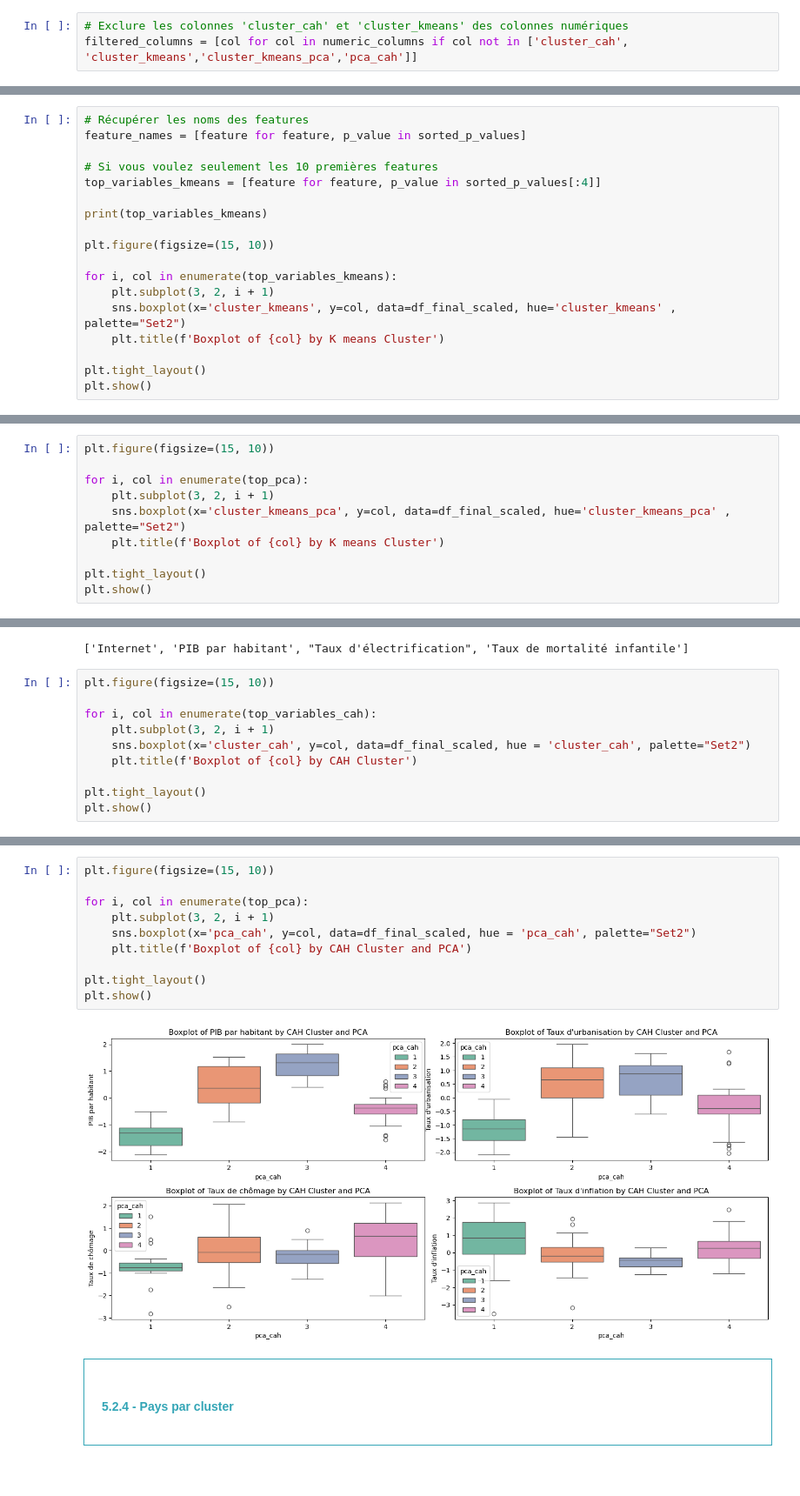
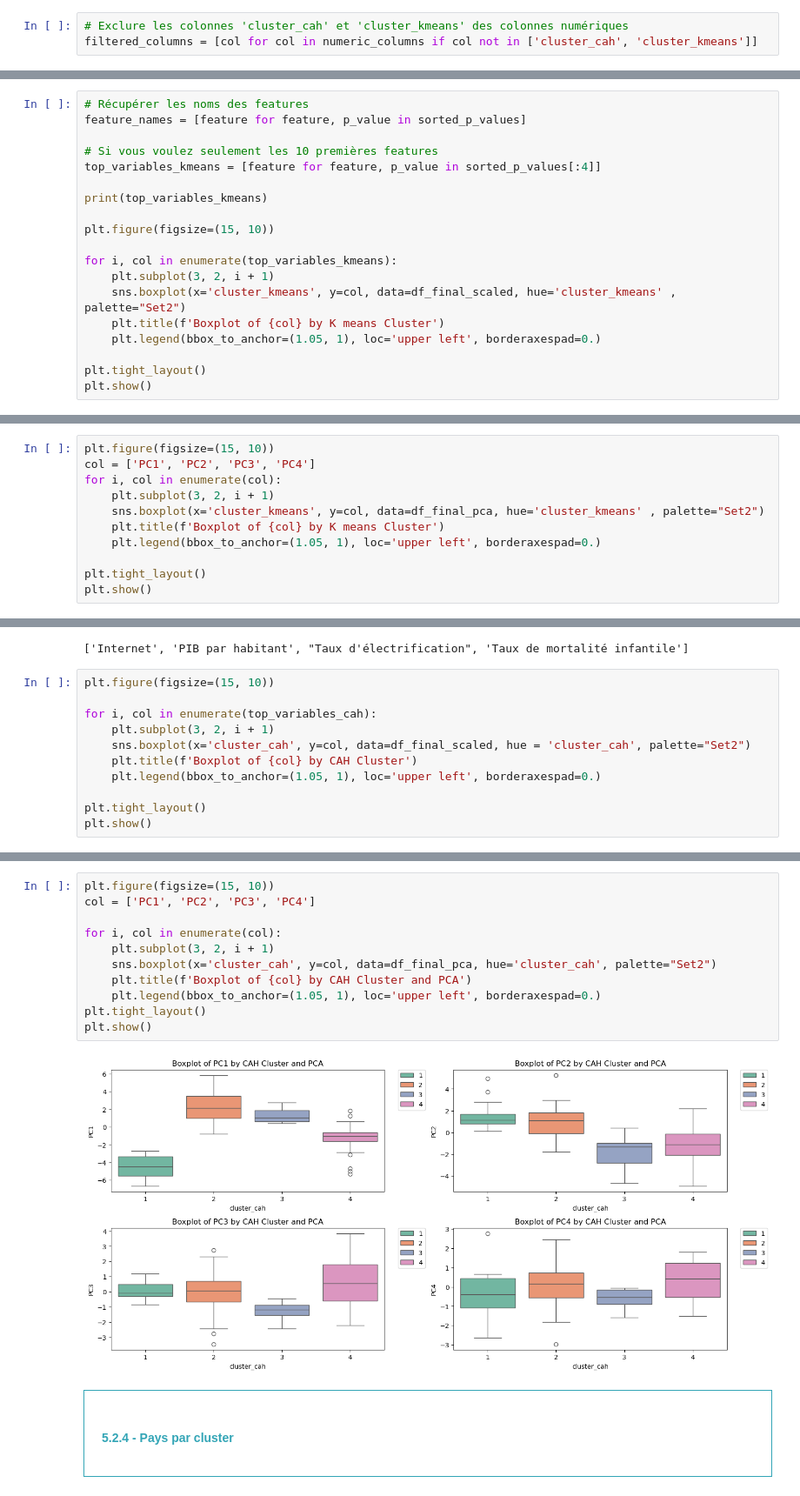
Before and after one commit to obenmaha/BioPoultryMarketAnalysis, a Jupyter notebook: Analyse.ipynb, the cells around one changed output, grey strips where cells are left out. Shown at 87% size. Drawn from its saved outputs; the diff is of its cells as text.

```diff
--- a/Analyse.ipynb
+++ b/Analyse.ipynb
@@ -614,7 +753,7 @@ plt.show()
 </div>
 # %%
 # Exclure les colonnes 'cluster_cah' et 'cluster_kmeans' des colonnes numériques
-filtered_columns = [col for col in numeric_columns if col not in ['cluster_cah', 'cluster_kmeans','cluster_kmeans_pca','pca_cah']]
+filtered_columns = [col for col in numeric_columns if col not in ['cluster_cah', 'cluster_kmeans']]
 # %%
 # Test de Kruskal-Wallis pour chaque variable numérique par cluster
 kruskal_results = {}
@@ -660,6 +799,7 @@ for i, col in enumerate(top_variables_kmeans):
     plt.subplot(3, 2, i + 1)
     sns.boxplot(x='cluster_kmeans', y=col, data=df_final_scaled, hue='cluster_kmeans' , palette="Set2")
     plt.title(f'Boxplot of {col} by K means Cluster')
+    plt.legend(bbox_to_anchor=(1.05, 1), loc='upper left', borderaxespad=0.)
 
 plt.tight_layout()
 plt.show()
@@ -669,10 +809,11 @@ plt.show()
 # %%
 plt.figure(figsize=(15, 10))
-
-for i, col in enumerate(top_pca):
+col = ['PC1', 'PC2', 'PC3', 'PC4']
+for i, col in enumerate(col):
     plt.subplot(3, 2, i + 1)
-    sns.boxplot(x='cluster_kmeans_pca', y=col, data=df_final_scaled, hue='cluster_kmeans_pca' , palette="Set2")
+    sns.boxplot(x='cluster_kmeans', y=col, data=df_final_pca, hue='cluster_kmeans' , palette="Set2")
     plt.title(f'Boxplot of {col} by K means Cluster')
+    plt.legend(bbox_to_anchor=(1.05, 1), loc='upper left', borderaxespad=0.)
 
 plt.tight_layout()
 plt.show()
@@ -868,6 +1009,7 @@ for i, col in enumerate(top_variables_cah):
     plt.subplot(3, 2, i + 1)
     sns.boxplot(x='cluster_cah', y=col, data=df_final_scaled, hue = 'cluster_cah', palette="Set2")
     plt.title(f'Boxplot of {col} by CAH Cluster')
+    plt.legend(bbox_to_anchor=(1.05, 1), loc='upper left', borderaxespad=0.)
 
 plt.tight_layout()
 plt.show()
@@ -876,15 +1018,16 @@ plt.show()
 # %%
 plt.figure(figsize=(15, 10))
+col = ['PC1', 'PC2', 'PC3', 'PC4']
 
-for i, col in enumerate(top_pca):
+for i, col in enumerate(col):
     plt.subplot(3, 2, i + 1)
-    sns.boxplot(x='pca_cah', y=col, data=df_final_scaled, hue = 'pca_cah', palette="Set2")
+    sns.boxplot(x='cluster_cah', y=col, data=df_final_pca, hue='cluster_cah', palette="Set2")
     plt.title(f'Boxplot of {col} by CAH Cluster and PCA')
-
+    plt.legend(bbox_to_anchor=(1.05, 1), loc='upper left', borderaxespad=0.)
 plt.tight_layout()
 plt.show()
 # %% [output]
-[figure, old version]
+[figure, new version]
 # %% [markdown]
 <div style="border: 1px solid RGB(51,165,182);" >
 <h4 style="margin: auto; padding: 20px; color: RGB(51,165,182); ">5.2.4 - Pays par cluster</h4>
```
Also changed, not shown: parts of 31 cells of this notebook.
